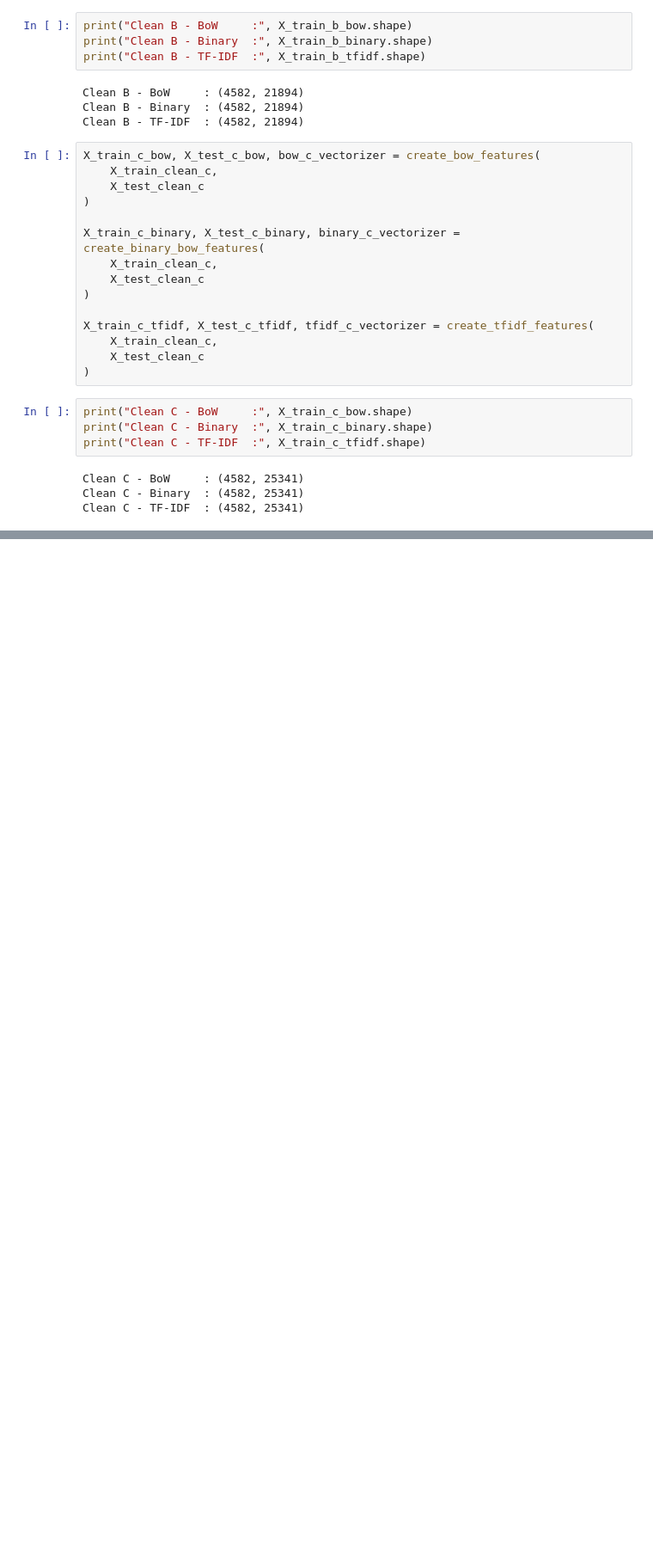
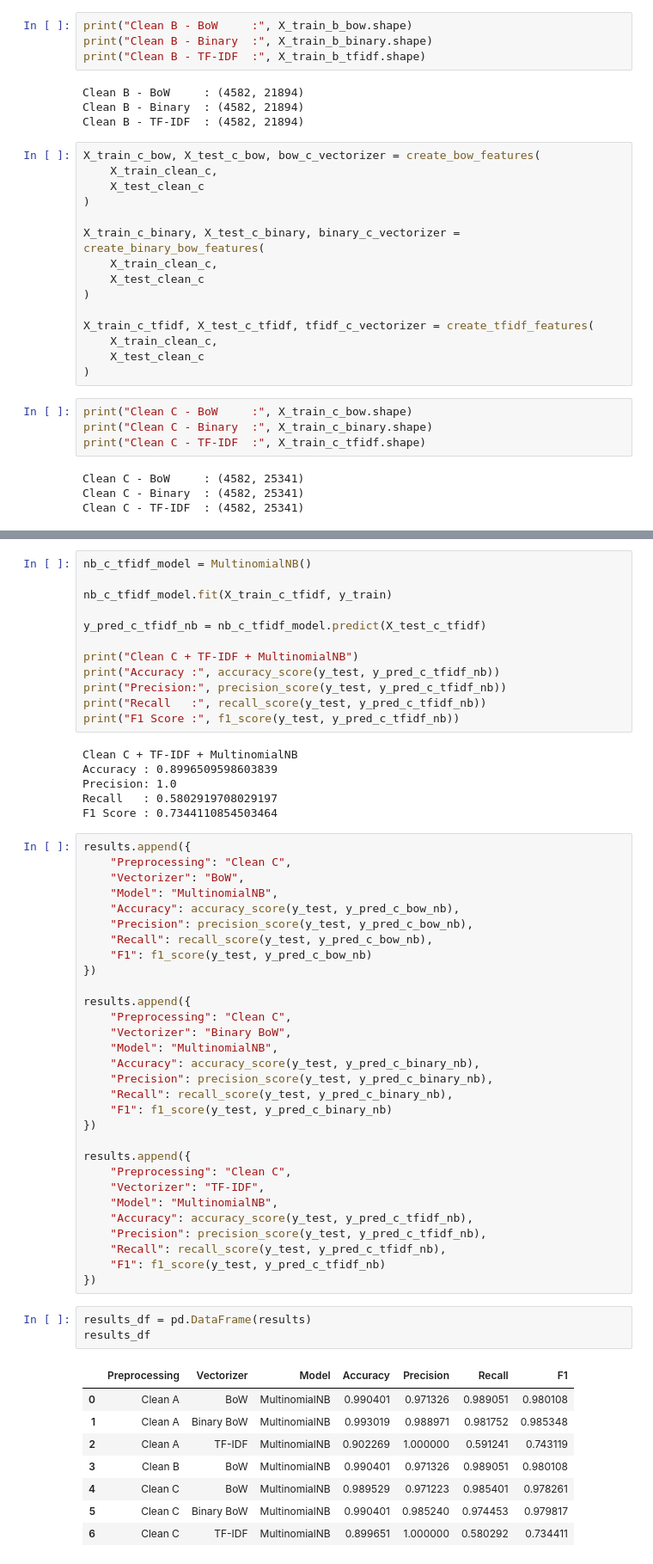
Before and after one commit to 1415-kunal/email_spam_classifier, a Jupyter notebook: Notebooks/05_cleaned_modeling.ipynb, the cells around one changed output, grey strips where cells are left out. Shown at 86% size. Saved outputs shown, nothing was run; the diff lists cells and outputs as text; blank space fills up the shorter version.

Commit message:
feat: evaluate multinomial naive bayes models

```diff
--- a/Notebooks/05_cleaned_modeling.ipynb
+++ b/Notebooks/05_cleaned_modeling.ipynb
@@ -336,0 +621,60 @@ Clean C - TF-IDF  : (4582, 25341)
+# %%
+nb_c_tfidf_model = MultinomialNB()
+
+nb_c_tfidf_model.fit(X_train_c_tfidf, y_train)
+
+y_pred_c_tfidf_nb = nb_c_tfidf_model.predict(X_test_c_tfidf)
+
+print("Clean C + TF-IDF + MultinomialNB")
+print("Accuracy :", accuracy_score(y_test, y_pred_c_tfidf_nb))
+print("Precision:", precision_score(y_test, y_pred_c_tfidf_nb))
+print("Recall   :", recall_score(y_test, y_pred_c_tfidf_nb))
+print("F1 Score :", f1_score(y_test, y_pred_c_tfidf_nb))
+# %% [output]
+Clean C + TF-IDF + MultinomialNB
+Accuracy : 0.8996509598603839
+Precision: 1.0
+Recall   : 0.5802919708029197
+F1 Score : 0.7344110854503464
+# %%
+results.append({
+    "Preprocessing": "Clean C",
+    "Vectorizer": "BoW",
+    "Model": "MultinomialNB",
+    "Accuracy": accuracy_score(y_test, y_pred_c_bow_nb),
+    "Precision": precision_score(y_test, y_pred_c_bow_nb),
+    "Recall": recall_score(y_test, y_pred_c_bow_nb),
+    "F1": f1_score(y_test, y_pred_c_bow_nb)
+})
+
+results.append({
+    "Preprocessing": "Clean C",
+    "Vectorizer": "Binary BoW",
+    "Model": "MultinomialNB",
+    "Accuracy": accuracy_score(y_test, y_pred_c_binary_nb),
+    "Precision": precision_score(y_test, y_pred_c_binary_nb),
+    "Recall": recall_score(y_test, y_pred_c_binary_nb),
+    "F1": f1_score(y_test, y_pred_c_binary_nb)
+})
+
+results.append({
+    "Preprocessing": "Clean C",
+    "Vectorizer": "TF-IDF",
+    "Model": "MultinomialNB",
+    "Accuracy": accuracy_score(y_test, y_pred_c_tfidf_nb),
+    "Precision": precision_score(y_test, y_pred_c_tfidf_nb),
+    "Recall": recall_score(y_test, y_pred_c_tfidf_nb),
+    "F1": f1_score(y_test, y_pred_c_tfidf_nb)
+})
+# %%
+results_df = pd.DataFrame(results)
+results_df
+# %% [output]
+|  | Preprocessing | Vectorizer | Model | Accuracy | Precision | Recall | F1 |
+| 0 | Clean A | BoW | MultinomialNB | 0.990401 | 0.971326 | 0.989051 | 0.980108 |
+| 1 | Clean A | Binary BoW | MultinomialNB | 0.993019 | 0.988971 | 0.981752 | 0.985348 |
+| 2 | Clean A | TF-IDF | MultinomialNB | 0.902269 | 1.000000 | 0.591241 | 0.743119 |
+| 3 | Clean B | BoW | MultinomialNB | 0.990401 | 0.971326 | 0.989051 | 0.980108 |
+| 4 | Clean C | BoW | MultinomialNB | 0.989529 | 0.971223 | 0.985401 | 0.978261 |
+| 5 | Clean C | Binary BoW | MultinomialNB | 0.990401 | 0.985240 | 0.974453 | 0.979817 |
+| 6 | Clean C | TF-IDF | MultinomialNB | 0.899651 | 1.000000 | 0.580292 | 0.734411 |
```
Also changed, not shown: parts of 27 cells of this notebook.
